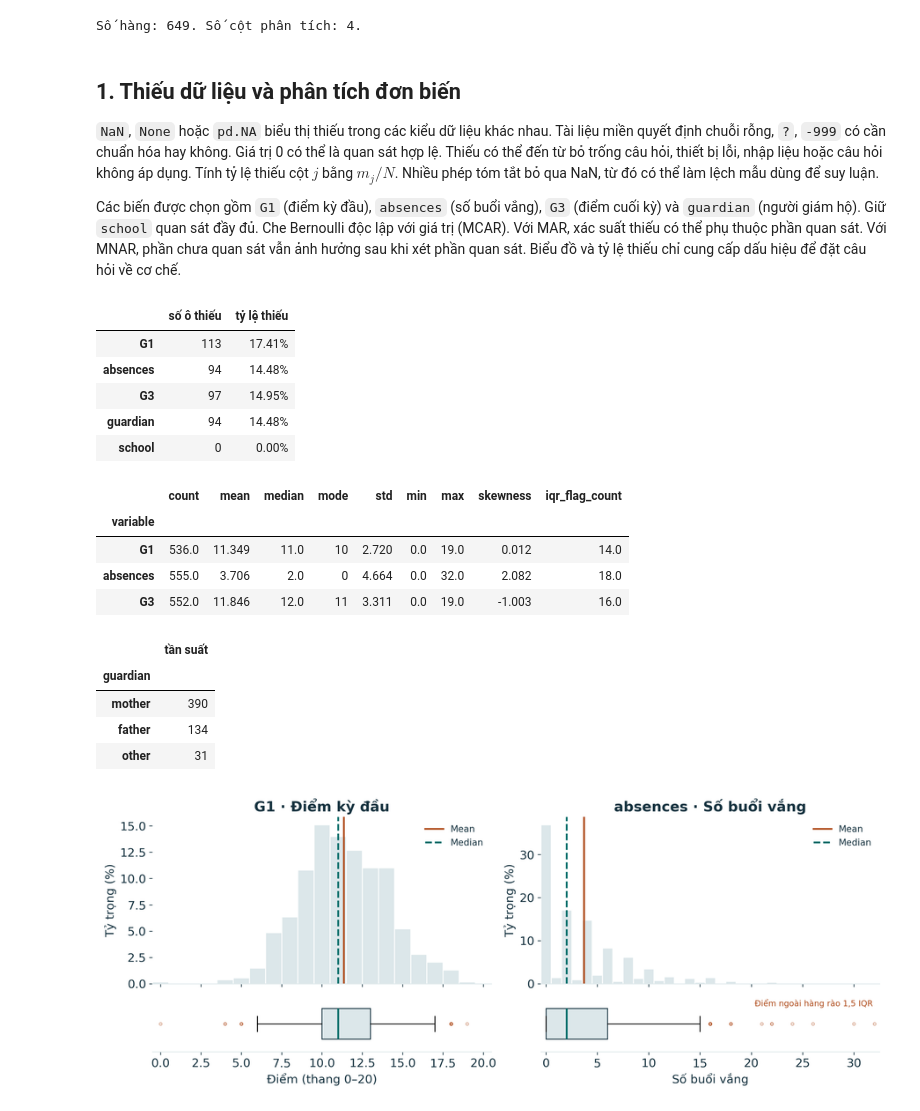
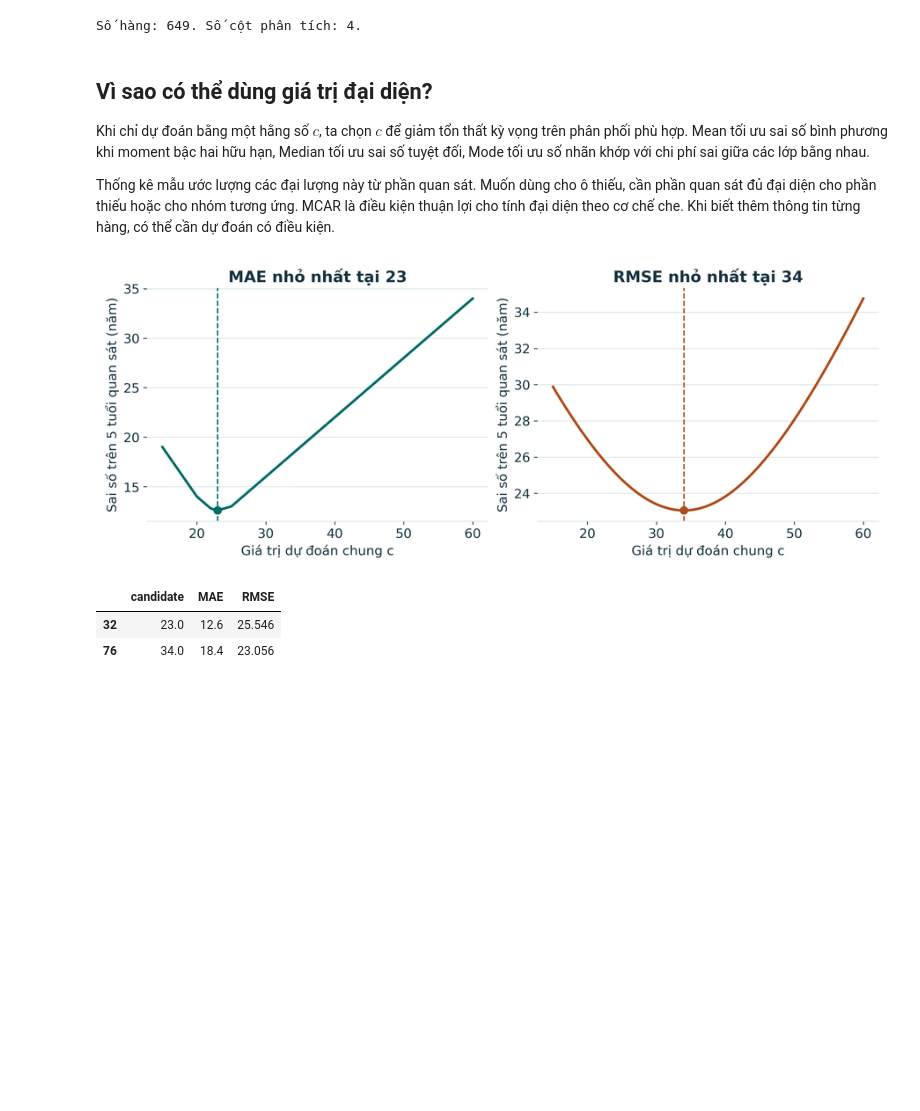
Before and after one commit to ncat218/Seminar-DS111, a Jupyter notebook: notebooks/seminar_imputation.ipynb, the cells around one changed output. Saved outputs shown, nothing was run; the diff lists cells and outputs as text; code cells hidden in the pictures; blank space fills up the shorter version.

```diff
--- a/notebooks/seminar_imputation.ipynb
+++ b/notebooks/seminar_imputation.ipynb
@@ -36,34 +36,18 @@ print(f"Số hàng: {len(complete):,}. Số cột phân tích: {demo_mask.shape[
 # %% [output]
 Số hàng: 649. Số cột phân tích: 4.
 # %% [markdown]
-## 1. Thiếu dữ liệu và phân tích đơn biến
+## Vì sao có thể dùng giá trị đại diện?
 
-`NaN`, `None` hoặc `pd.NA` biểu thị thiếu trong các kiểu dữ liệu khác nhau. Tài liệu miền quyết định chuỗi rỗng, `?`, `-999` có cần chuẩn hóa hay không. Giá trị 0 có thể là quan sát hợp lệ. Thiếu có thể đến từ bỏ trống câu hỏi, thiết bị lỗi, nhập liệu hoặc câu hỏi không áp dụng. Tính tỷ lệ thiếu cột $j$ bằng $m_j/N$. Nhiều phép tóm tắt bỏ qua NaN, từ đó có thể làm lệch mẫu dùng để suy luận.
+Khi chỉ dự đoán bằng một hằng số $c$, ta chọn $c$ để giảm tổn thất kỳ vọng trên phân phối phù hợp. Mean tối ưu sai số bình phương khi moment bậc hai hữu hạn, Median tối ưu sai số tuyệt đối, Mode tối ưu số nhãn khớp với chi phí sai giữa các lớp bằng nhau.
 
-Các biến được chọn gồm `G1` (điểm kỳ đầu), `absences` (số buổi vắng), `G3` (điểm cuối kỳ) và `guardian` (người giám hộ). Giữ `school` quan sát đầy đủ. Che Bernoulli độc lập với giá trị (MCAR). Với MAR, xác suất thiếu có thể phụ thuộc phần quan sát. Với MNAR, phần chưa quan sát vẫn ảnh hưởng sau khi xét phần quan sát. Biểu đồ và tỷ lệ thiếu chỉ cung cấp dấu hiệu để đặt câu hỏi về cơ chế.
+Thống kê mẫu ước lượng các đại lượng này từ phần quan sát. Muốn dùng cho ô thiếu, cần phần quan sát đủ đại diện cho phần thiếu hoặc cho nhóm tương ứng. MCAR là điều kiện thuận lợi cho tính đại diện theo cơ chế che. Khi biết thêm thông tin từng hàng, có thể cần dự đoán có điều kiện.
 # %%
-missing = pd.DataFrame({"số ô thiếu": observed.isna().sum(), "tỷ lệ thiếu": observed.isna().mean()})
-display(missing.style.format({"tỷ lệ thiếu": "{:.2%}"}))
-eda = pd.DataFrame(evidence["eda"]).set_index("variable")
-display(eda[["count", "mean", "median", "mode", "std", "min", "max", "skewness", "iqr_flag_count"]].round(3))
-display(observed[CATEGORY].value_counts().rename("tần suất").to_frame())
-figure("eda_numeric")
+figure("constant_prediction_loss")
+age_curve = pd.DataFrame(evidence["support"]["age_loss_curve"])
+display(age_curve.loc[age_curve.candidate.isin([23, 34])].round(3))
 # %% [output]
+[figure, new version]
-|  | số ô thiếu | tỷ lệ thiếu |
-| G1 | 113 | 17.41% |
-| absences | 94 | 14.48% |
-| G3 | 97 | 14.95% |
-| guardian | 94 | 14.48% |
-| school | 0 | 0.00% |
+|  | candidate | MAE | RMSE |
+| 32 | 23.0 | 12.6 | 25.546 |
+| 76 | 34.0 | 18.4 | 23.056 |
-|  | count | mean | median | mode | std | min | max | skewness | iqr_flag_count |
-| variable |  |  |  |  |  |  |  |  |  |
-| G1 | 536.0 | 11.349 | 11.0 | 10 | 2.720 | 0.0 | 19.0 | 0.012 | 14.0 |
-| absences | 555.0 | 3.706 | 2.0 | 0 | 4.664 | 0.0 | 32.0 | 2.082 | 18.0 |
-| G3 | 552.0 | 11.846 | 12.0 | 11 | 3.311 | 0.0 | 19.0 | -1.003 | 16.0 |
-|  | tần suất |
-| guardian |  |
-| mother | 390 |
-| father | 134 |
-| other | 31 |
-[figure, old version]
 # %% [markdown]
```
Also changed, not shown: parts of 12 cells of this notebook, 17 other files.
